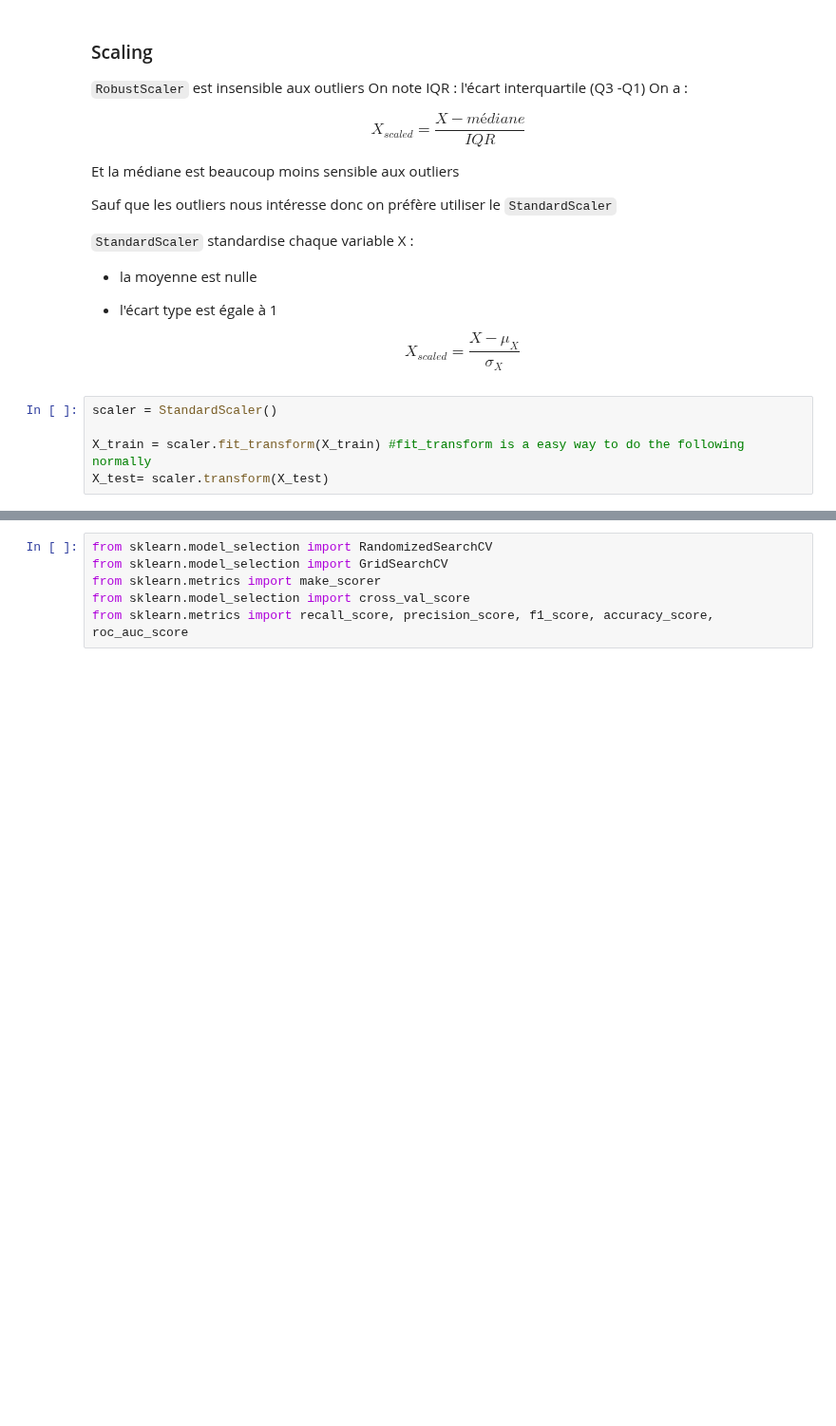
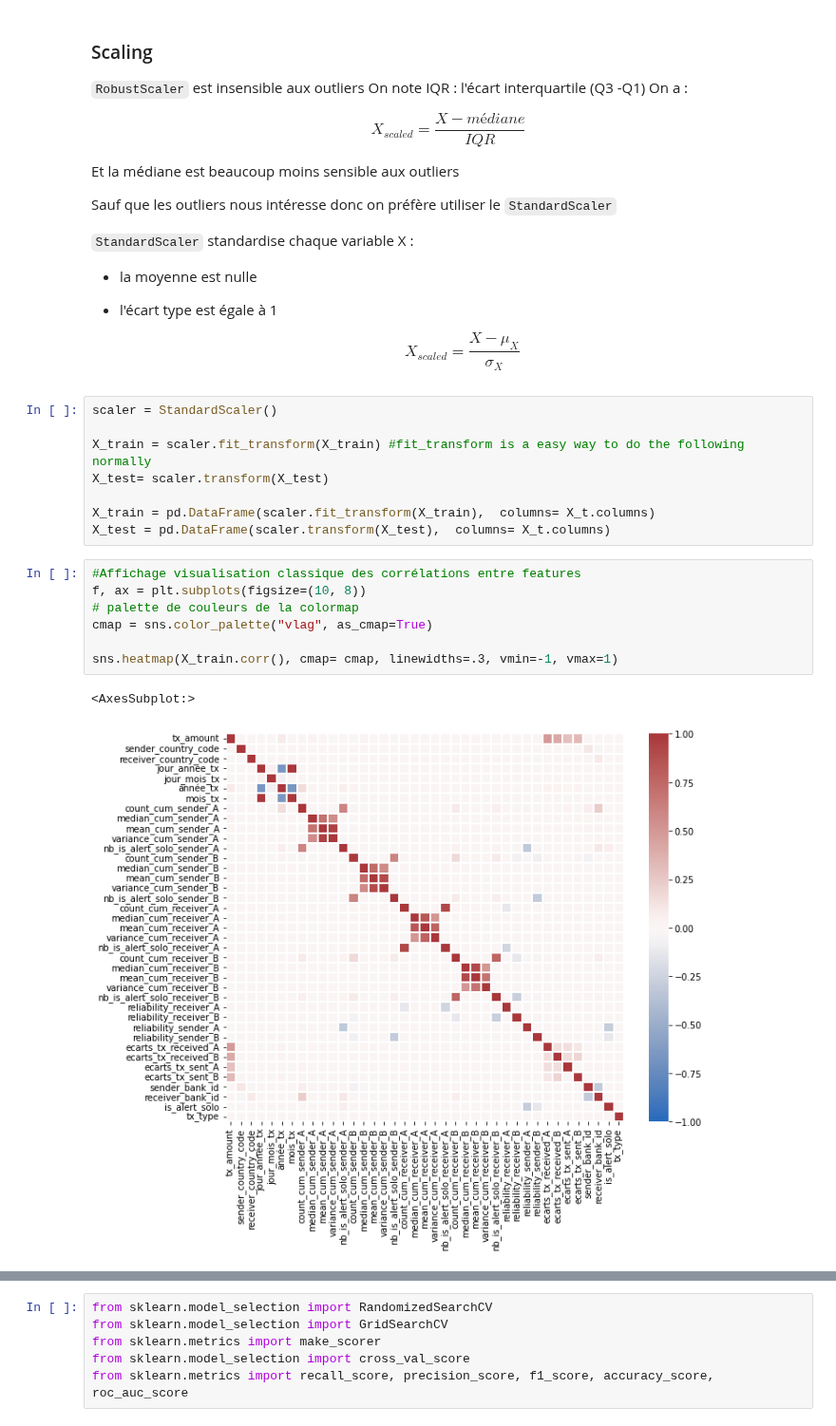
Before and after one commit to CorentinPernot/Statapp, a Jupyter notebook: Notebook/modé.ipynb, the cells around one changed output, grey strips where cells are left out. Shown at 95% size. Saved outputs shown, nothing was run; the diff lists cells and outputs as text; blank space fills up the shorter version.

```diff
--- a/Notebook/modé.ipynb
+++ b/Notebook/modé.ipynb
@@ -328,4 +344,17 @@ scaler = StandardScaler()
 
 X_train = scaler.fit_transform(X_train) #fit_transform is a easy way to do the following normally
 X_test= scaler.transform(X_test)
+
+X_train = pd.DataFrame(scaler.fit_transform(X_train),  columns= X_t.columns)
+X_test = pd.DataFrame(scaler.transform(X_test),  columns= X_t.columns)
+# %%
+#Affichage visualisation classique des corrélations entre features
+f, ax = plt.subplots(figsize=(10, 8))
+# palette de couleurs de la colormap
+cmap = sns.color_palette("vlag", as_cmap=True)
+
+sns.heatmap(X_train.corr(), cmap= cmap, linewidths=.3, vmin=-1, vmax=1)
+# %% [output]
+<AxesSubplot:>
+[figure, added]
 # %%
```
Also changed, not shown: parts of 18 cells of this notebook.
